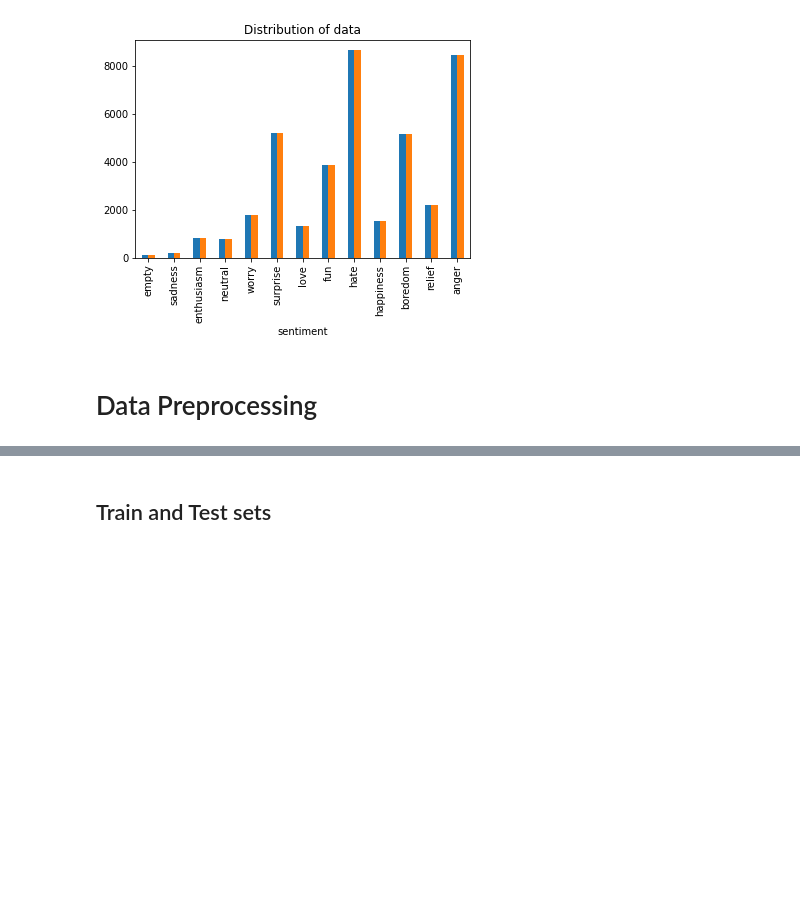
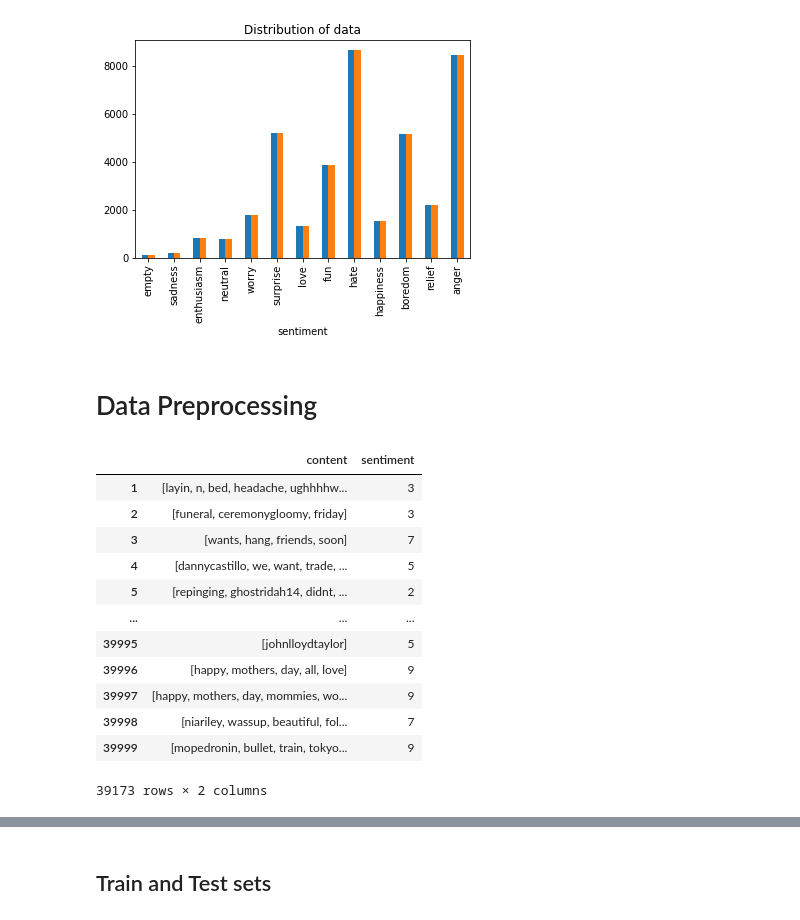
Before and after one commit to Sarahhabbi/EmotionAnalysis, a Jupyter notebook: notebook.ipynb, the cells around one changed output, grey strips where cells are left out. Saved outputs shown, nothing was run; the diff lists cells and outputs as text; code cells hidden in the pictures; blank space fills up the shorter version.

```diff
--- a/notebook.ipynb
+++ b/notebook.ipynb
@@ -139,3 +141,19 @@ sentiment_to_number = {
 }
 
 data_preprocessed['sentiment'] = data_preprocessed['sentiment'].replace(to_replace = sentiment_to_number)
+# %%
+display(data_preprocessed)
+# %% [output]
+|  | content | sentiment |
+| 1 | [layin, n, bed, headache, ughhhhw... | 3 |
+| 2 | [funeral, ceremonygloomy, friday] | 3 |
+| 3 | [wants, hang, friends, soon] | 7 |
+| 4 | [dannycastillo, we, want, trade, ... | 5 |
+| 5 | [repinging, ghostridah14, didnt, ... | 2 |
+| ... | ... | ... |
+| 39995 | [johnlloydtaylor] | 5 |
+| 39996 | [happy, mothers, day, all, love] | 9 |
+| 39997 | [happy, mothers, day, mommies, wo... | 9 |
+| 39998 | [niariley, wassup, beautiful, fol... | 7 |
+| 39999 | [mopedronin, bullet, train, tokyo... | 9 |
+39173 rows × 2 columns
```
Also changed, not shown: parts of 9 cells of this notebook.
